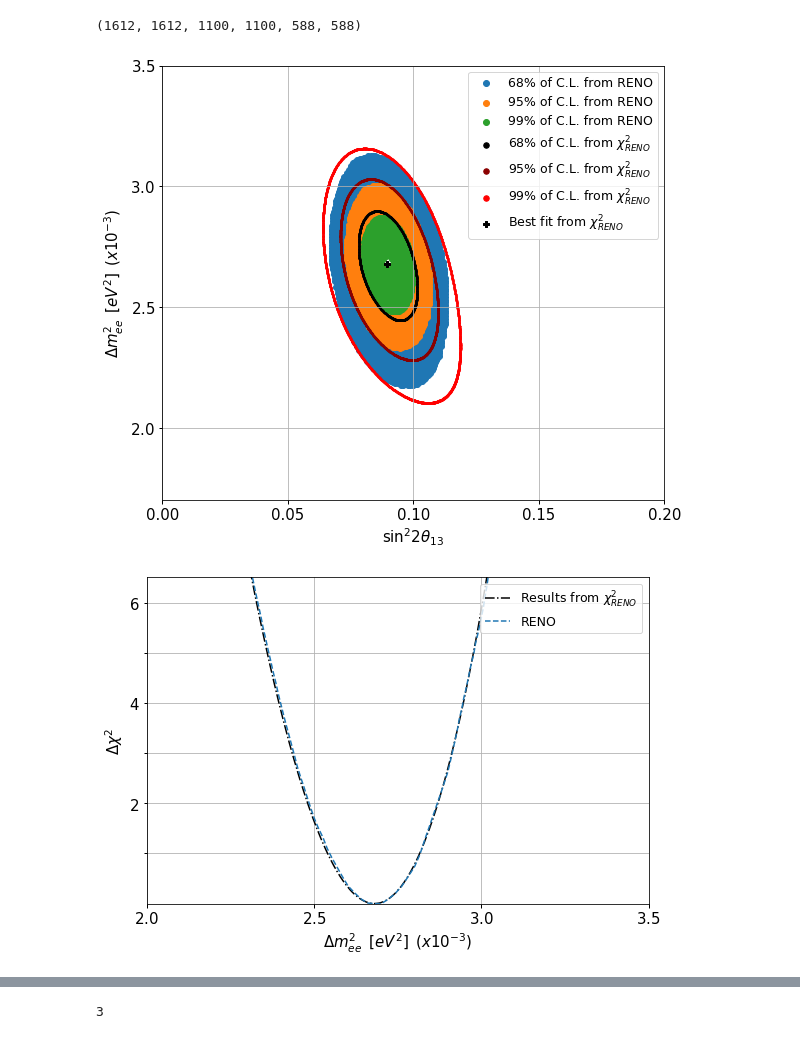
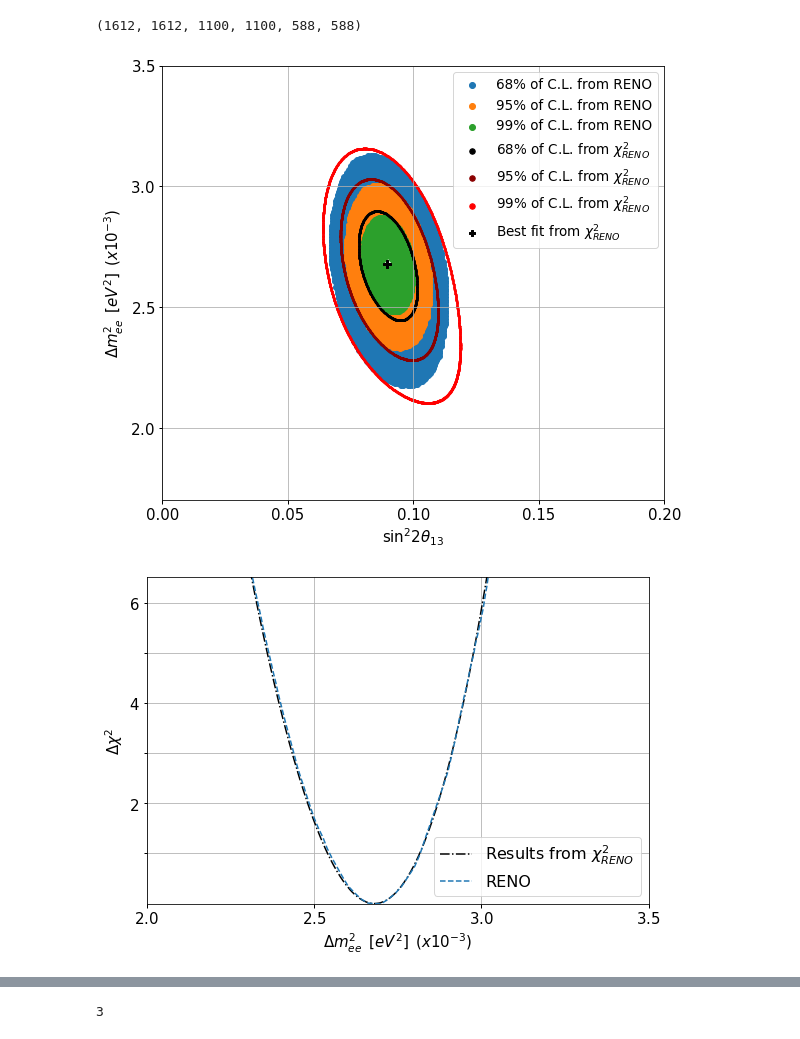
Before and after one commit to JorgeGarciaBello/global_analysis, a Jupyter notebook: data/RENO_graphics.ipynb, the cells around one changed output, grey strips where cells are left out. Drawn from its saved outputs; the diff is of its cells as text; code cells hidden in the pictures.

```diff
--- a/data/RENO_graphics.ipynb
+++ b/data/RENO_graphics.ipynb
@@ -57,41 +57,41 @@ ax.scatter(x_cl99, y_cl99,label='99% of C.L. from RENO') # RENO DATA
 ax.scatter(x_68, y_68,s=0.5,c='black',label=r'68% of C.L. from $\chi^2_{RENO}$')     # MY RENO DATA
 ax.scatter(x_95, y_95,s=0.5,c='darkred',  label='95% of C.L. from $\chi^2_{RENO}$') # MY RENO DATA
 ax.scatter(x_99, y_99,s=0.5,c='red', label='99% of C.L. from $\chi^2_{RENO}$')      # MY RENO DATA
-ax.scatter(min_data.to_numpy()[0][1], min_data.to_numpy()[0][2],marker="P",c='black',label='Best fit from $\chi^2_{RENO}$')      # MY RENO DATA
+ax.scatter(min_data.to_numpy()[0][1], min_data.to_numpy()[0][2],marker="P",c='black',s=80,label='Best fit from $\chi^2_{RENO}$')      # MY RENO DATA
 
 
 
 
 #ax.text(0.5, 0.5, 'Preliminary', transform=ax.transAxes,fontsize=40, color='red', alpha=0.5,ha='center', va='center', rotation='30')
 ax.set_xlim(0.00, 0.2)
 ax.set_ylim(0.0017, 0.0035)
 
 ax.set_xticks([0,0.05,0.1,0.15,0.2])
 ax.set_yticks([0.002,0.0025,0.0030,0.0035])
 
 ax.set_yticklabels(['$2.0$','$2.5$','$3.0$','$3.5$'])
 
 lgnd=ax.legend()
 
 # Plot legend.
-lgnd = plt.legend(loc="upper right", scatterpoints=1, fontsize=12.5)
+lgnd = plt.legend(loc="upper right", scatterpoints=1, fontsize=13.5)
 lgnd.legendHandles[3]._sizes = [30]
 lgnd.legendHandles[4]._sizes = [30]
 lgnd.legendHandles[5]._sizes = [30]
-lgnd.legendHandles[6]._sizes = [30]
+lgnd.legendHandles[6]._sizes = [40]
 
 ax.xaxis.label.set_size(15)
 ax.yaxis.label.set_size(15)
 ax.tick_params(labelcolor='black', labelsize=15, width=1)
 
 ax.set(xlabel=r'$\sin^2 2\theta_{13}$', ylabel=r'$\Delta m^2_{ee} \hspace{0.5} [eV^{2}] \hspace{0.5} (x10^{-3})$')
 ax.grid(True, linestyle='-')
 
 #fig.savefig("reno.eps")
 fig.savefig("reno.png")
 plt.show()
 # %% [output]
-[figure, old version]
+[figure, new version]
 # %%
 #Datos del análisis
 parabol_s2 = pd.read_table('parabol_s2_reno.dat', names=['s22t13','ji'],delim_whitespace=True)
@@ -154,7 +154,7 @@ ax.set_yticks([1,2,3,4,5,6])
 ax.set_xticklabels(['$2.0$','$2.5$','$3.0$','$3.5$'])
 ax.set_yticklabels(['','$2$','','$4$','','$6$',''])
 
-lgnd = plt.legend(loc="upper right", scatterpoints=1, fontsize=12.5)
+lgnd = plt.legend(loc="lower right", scatterpoints=1, fontsize=16)
 ax.xaxis.label.set_size(15)
 ax.yaxis.label.set_size(15)
 ax.tick_params(labelcolor='black', labelsize=15, width=1)
@@ -164,7 +164,7 @@ ax.set(xlabel=r'$\Delta m^2_{ee} \hspace{0.5} [eV^{2}] \hspace{0.5} (x10^{-3})$'
 fig.savefig("reno_parabol_dmee.png")
 #fig.savefig("reno_parabol_dmee.eps")
 # %% [output]
-[figure, old version]
+[figure, new version]
 # %%
 fig, ax = plt.subplots(figsize=(9,6))
 ax.plot(x_s2,y_s2,c='black',linestyle='-.',label=r'Results from $\chi^2_{RENO}$')
```
Also changed, not shown: parts of 1 cell of this notebook, 4 other files.
